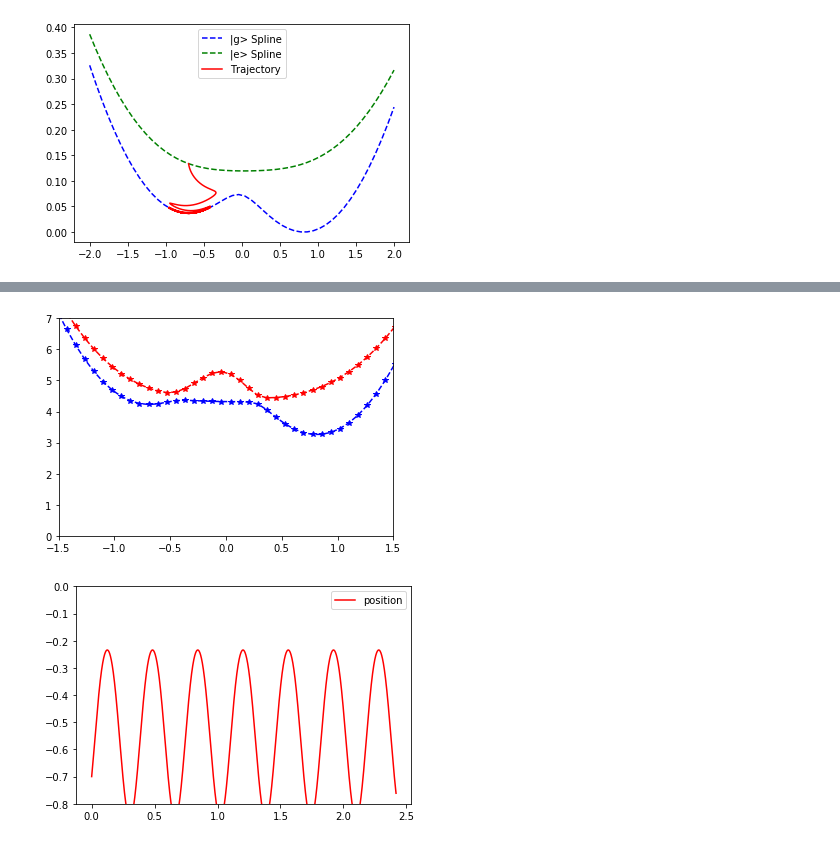
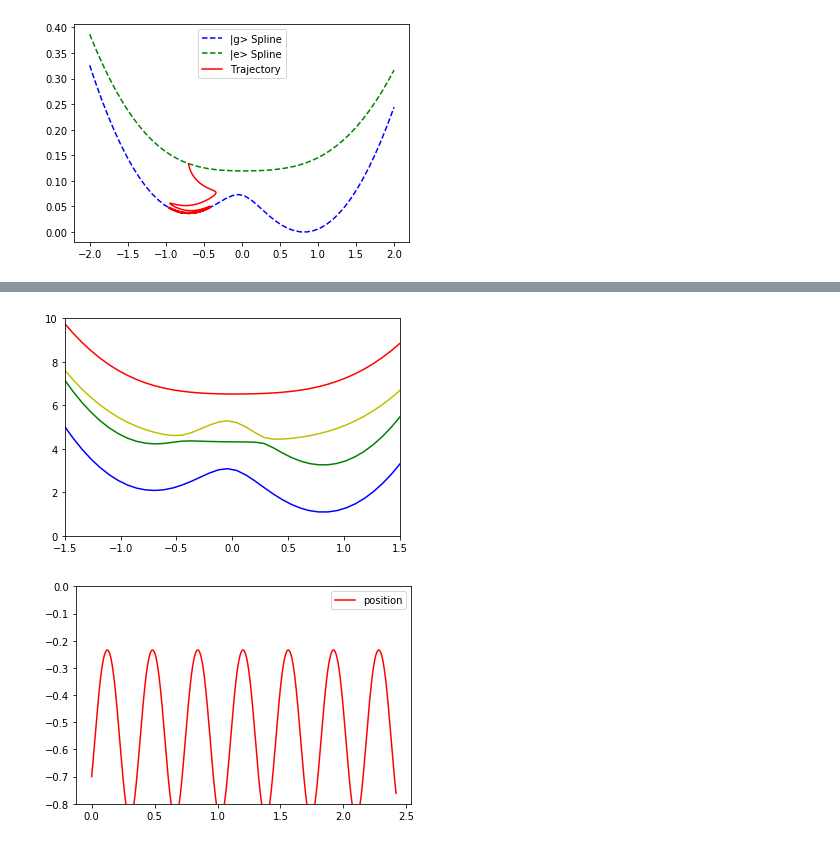
Before and after one commit to FoleyLab/PyCQED, a Jupyter notebook: Polariton_Hamiltonian.ipynb, the cells around one changed output, grey strips where cells are left out. Saved outputs shown, nothing was run; the diff lists cells and outputs as text; code cells hidden in the pictures.

```diff
--- a/Polariton_Hamiltonian.ipynb
+++ b/Polariton_Hamiltonian.ipynb
@@ -246,11 +246,11 @@ en_hnp = 0.075
 en_mol = 0.075
 
 dt = 0.1
-gamma = np.zeros(2)
+gamma = np.zeros(4)
 gamma[0] = 0.
-gamma[1] = gam_diss_m*0.02
-#gamma[2] = gam_diss_np
-#gamma[3] = gam_diss_m+gam_diss_np
+gamma[1] = gam_diss_np
+gamma[2] = gam_diss_m
+gamma[3] = gam_diss_m+gam_diss_np
 
 ### should create a function that takes a wavefunction in vector
 ### format and computes a density matrix
@@ -352,11 +352,11 @@ def TrHD(H, D):
 Let's create a more general propagator for Ehrenfest dynamics that first uses finite differences of the expectation value of the electronic energy to get the Force, then makes the partial nuclear update, updates the electronic density matrix and computes the forces at the partial update, then completes the nuclear update.
 # %%
 ### Forms the electronic Hamiltonian matrix at a given value of the nuclear coordinate
-def H_e(H, R):
-    PES = E_of_R(R)
-    H[0,0] = PES[0]
-    H[1,1] = PES[1]
-    return H
+#def H_e(H, R):
+#    PES = E_of_R(R)
+#    H[0,0] = PES[0]
+#    H[1,1] = PES[0]
+#    return H
 
 ### Updates nuclear and electronic DOF according to Ehrenfest scheme
 def Erhenfest(r_curr, v_curr, mass, D, Hp, Hep, Hel, gamma, gam_deph, dr, dt):
@@ -522,51 +556,59 @@ The new *polaritonic* potential energy surfaces can be identified by building ${
 # %%
 from numpy import linalg as LA
 ### hbar omega_c in atomic units
 omc = 2.18/27.211
 ### hbar g_c in atomic units
 gc = 0.136/27.211
 
 ### form empty arrays for lower and upper polariton surface
-LP = np.zeros_like(rlist)
-UP = np.zeros_like(rlist)
+PPES = np.zeros((len(rlist),4))
 
 ### Htot
-Htot = np.zeros((2,2))
-Htot[0][1] = gc
-Htot[1][0] = gc
+He = np.zeros((4,4))
+Hp = np.zeros((4,4))
+Hep = np.zeros((4,4))
+Htot = np.zeros((4,4))
+
+Hp = H_p(Hp, omc)
+Hep = H_ep(Hep, gc)
 
 for i in range(0,len(rlist)):
     r = rlist[i]
-    PES = E_of_R(r)
-    Htot[0][0] = PES[0] + 1.5 * omc
-    Htot[1][1] = PES[1] + 0.5 * omc
+    He = H_e(He, r)
+    Htot = He + Hp + Hep
+    #PES = E_of_R(r)
+    #Htot[0][0] = PES[0] + 1.5 * omc
+    #Htot[1][1] = PES[1] + 0.5 * omc
     tmpH = np.copy(Htot)
     vals, vecs = LA.eig(Htot)
     idx = vals.argsort()[::1]
     vals = vals[idx]
-    LP[i] = vals[0]
-    UP[i] = vals[1]
+    for j in range(0,4):
+        PPES[i,j] = vals[j]
 
 
 
 ### form spline for LP surface
-LP_spline = InterpolatedUnivariateSpline(rlist, LP, k=3)
-FLP_spline = LP_spline.derivative()
+#LP_spline = InterpolatedUnivariateSpline(rlist, LP, k=3)
+#FLP_spline = LP_spline.derivative()
 
 ### form spline for excited-state surface
-UP_spline = InterpolatedUnivariateSpline(rlist, UP, k=3)
-FUP_spline = UP_spline.derivative()
+#UP_spline = InterpolatedUnivariateSpline(rlist, UP, k=3)
+#FUP_spline = UP_spline.derivative()
 
 
-plt.plot(rlist, 27.211*LP, 'b*')
-plt.plot(rlist, 27.211*LP_spline(rlist), 'b--')
-plt.plot(rlist, 27.211*UP, 'r*')
-plt.plot(rlist, 27.211*UP_spline(rlist), 'r--')
+plt.plot(rlist, 27.211*PPES[:,0], 'b')
+plt.plot(rlist, 27.211*PPES[:,1], 'g')
+plt.plot(rlist, 27.211*PPES[:,2], 'y')
+plt.plot(rlist, 27.211*PPES[:,3], 'r')
+#plt.plot(rlist, 27.211*LP_spline(rlist), 'b--')
+#plt.plot(rlist, 27.211*UP, 'r*')
+#plt.plot(rlist, 27.211*UP_spline(rlist), 'r--')
 plt.xlim(-1.5,1.5)
-plt.ylim(0,7)
+plt.ylim(0,10)
 plt.show()
 # %% [output]
-[figure, old version]
+[figure, new version]
 # %%
 ### polariton dynamics!
 M = 1009883
```
Also changed, not shown: parts of 2 cells of this notebook.
